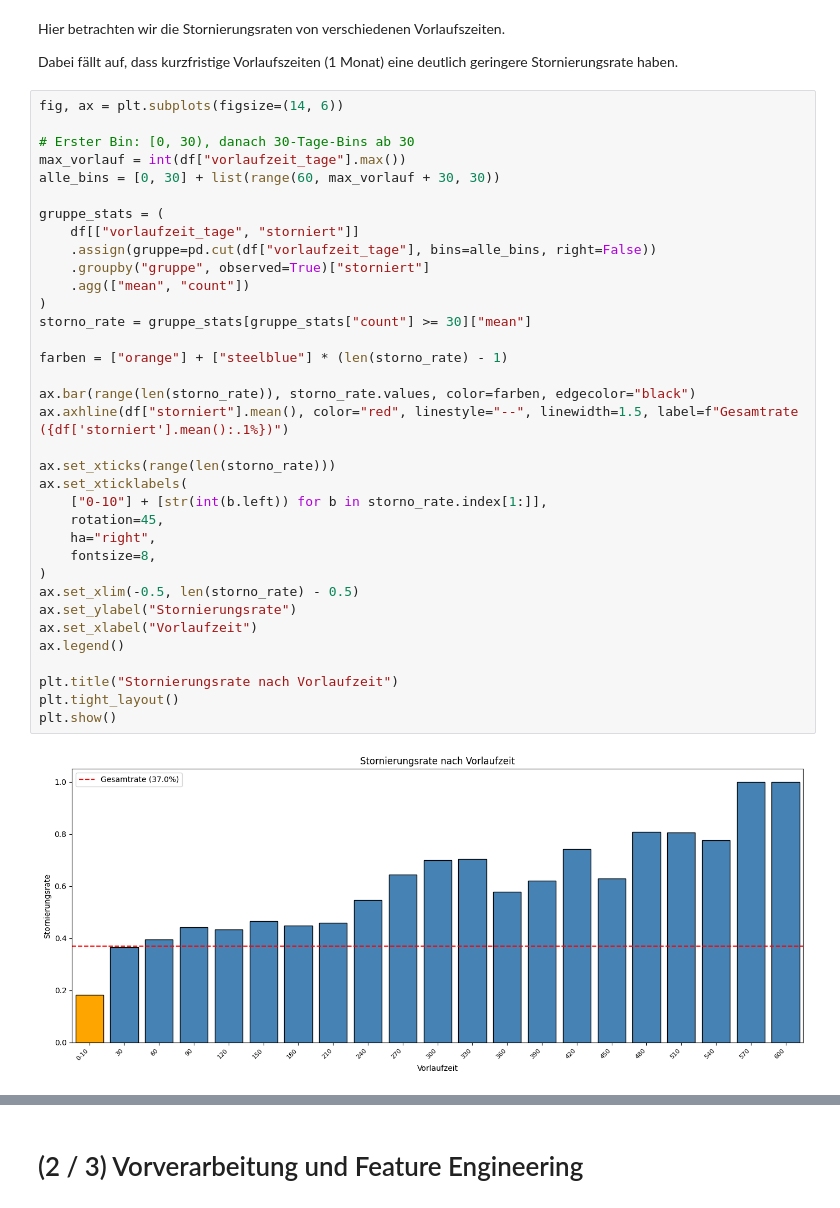
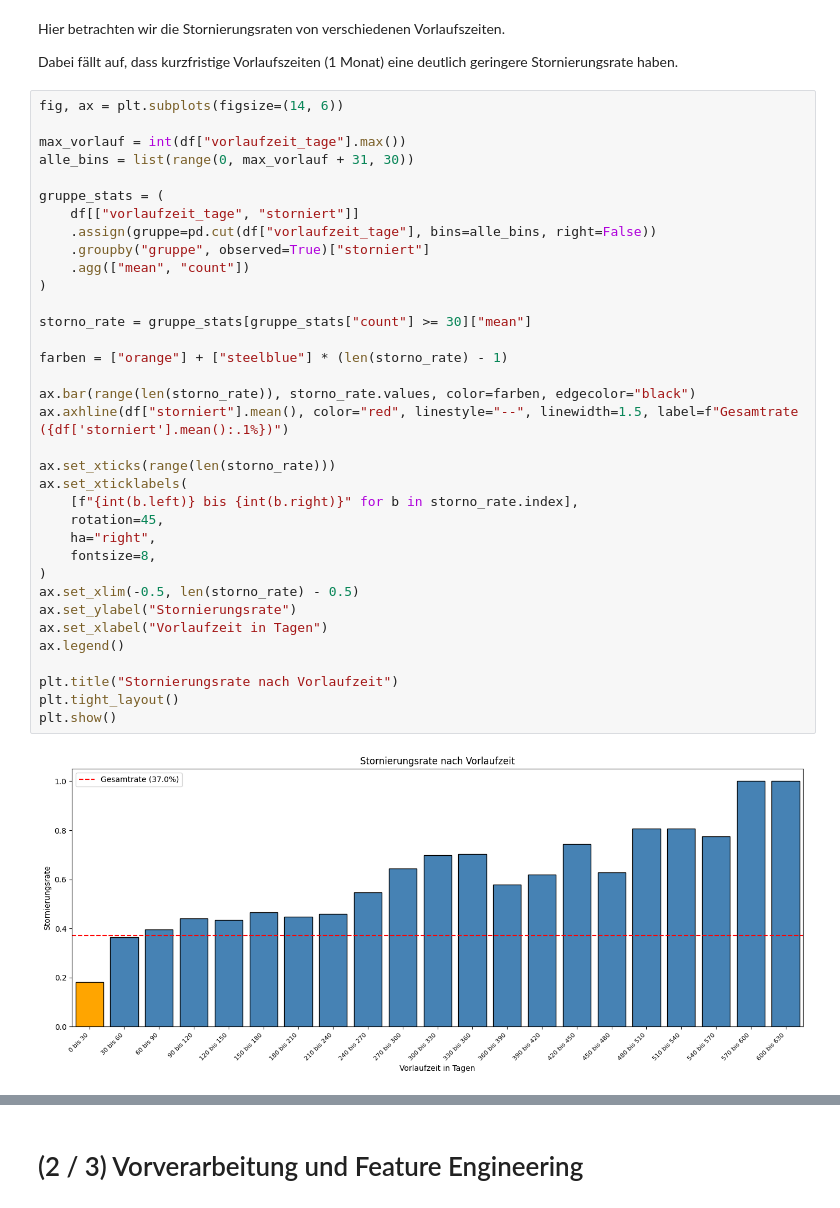
Before and after one commit to vasv1011/semester-3-projekte, a Jupyter notebook: Maschinelles Lernen 1/project_submission.ipynb, the cells around one changed output, grey strips where cells are left out. Cells and saved outputs as stored; diff of their text form.

```diff
--- a/ML/Projekt/project_submission.ipynb
+++ b/Maschinelles Lernen 1/project_submission.ipynb
@@ -116,37 +116,37 @@ Dabei fällt auf, dass kurzfristige Vorlaufszeiten (1 Monat) eine deutlich gerin
 # %%
 fig, ax = plt.subplots(figsize=(14, 6))
 
-# Erster Bin: [0, 30), danach 30-Tage-Bins ab 30
 max_vorlauf = int(df["vorlaufzeit_tage"].max())
-alle_bins = [0, 30] + list(range(60, max_vorlauf + 30, 30))
+alle_bins = list(range(0, max_vorlauf + 31, 30))
 
 gruppe_stats = (
     df[["vorlaufzeit_tage", "storniert"]]
     .assign(gruppe=pd.cut(df["vorlaufzeit_tage"], bins=alle_bins, right=False))
     .groupby("gruppe", observed=True)["storniert"]
     .agg(["mean", "count"])
 )
+
 storno_rate = gruppe_stats[gruppe_stats["count"] >= 30]["mean"]
 
 farben = ["orange"] + ["steelblue"] * (len(storno_rate) - 1)
 
 ax.bar(range(len(storno_rate)), storno_rate.values, color=farben, edgecolor="black")
 ax.axhline(df["storniert"].mean(), color="red", linestyle="--", linewidth=1.5, label=f"Gesamtrate ({df['storniert'].mean():.1%})")
 
 ax.set_xticks(range(len(storno_rate)))
 ax.set_xticklabels(
-    ["0-10"] + [str(int(b.left)) for b in storno_rate.index[1:]],
+    [f"{int(b.left)} bis {int(b.right)}" for b in storno_rate.index],
     rotation=45,
     ha="right",
     fontsize=8,
 )
 ax.set_xlim(-0.5, len(storno_rate) - 0.5)
 ax.set_ylabel("Stornierungsrate")
-ax.set_xlabel("Vorlaufzeit")
+ax.set_xlabel("Vorlaufzeit in Tagen")
 ax.legend()
 
 plt.title("Stornierungsrate nach Vorlaufzeit")
 plt.tight_layout()
 plt.show()
 # %% [output]
-[figure, old version]
+[figure, new version]
```
Also changed, not shown: parts of 6 cells of this notebook, 36 other files.
